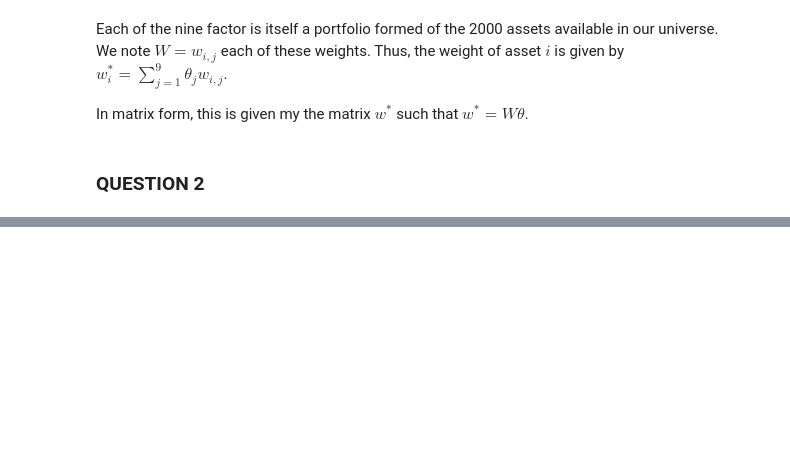
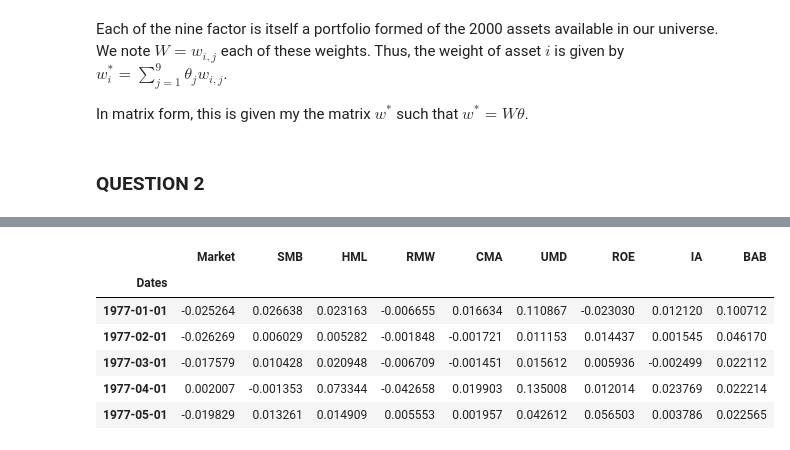
Before and after one commit to MarienRossiBenedetti/QuantPortfolioManagement, a Jupyter notebook: Assignment_4/assignment_4.ipynb, the cells around one changed output, grey strips where cells are left out. Drawn from its saved outputs; the diff is of its cells as text; code cells hidden in the pictures; blank space fills up the shorter version.

```diff
--- a/Assignment_4/assignment_4.ipynb
+++ b/Assignment_4/assignment_4.ipynb
@@ -162,0 +186,21 @@ In matrix form, this is given my the matrix $w^*$ such that $w^* = W\theta$.
+# %%
+# Computation of the raw volatility-scaled factors
+vol_12m = facts.rolling(window=12).std().shift(1)
+facts_scaled_raw = (1 / (vol_12m ** 2)) * facts
+facts_scaled_raw = facts_scaled_raw[start_date:end_date]
+
+# Calculation of c factor
+c = facts[start_date:end_date].std() / facts_scaled_raw[start_date:end_date].std()
+
+# Infer volatlity-scaled factor
+facts_scaled = c * facts_scaled_raw
+facts_scaled = facts_scaled.dropna()
+facts_scaled.head()
+# %% [output]
+|  | Market | SMB | HML | RMW | CMA | UMD | ROE | IA | BAB |
+| Dates |  |  |  |  |  |  |  |  |  |
+| 1977-01-01 | -0.025264 | 0.026638 | 0.023163 | -0.006655 | 0.016634 | 0.110867 | -0.023030 | 0.012120 | 0.100712 |
+| 1977-02-01 | -0.026269 | 0.006029 | 0.005282 | -0.001848 | -0.001721 | 0.011153 | 0.014437 | 0.001545 | 0.046170 |
+| 1977-03-01 | -0.017579 | 0.010428 | 0.020948 | -0.006709 | -0.001451 | 0.015612 | 0.005936 | -0.002499 | 0.022112 |
+| 1977-04-01 | 0.002007 | -0.001353 | 0.073344 | -0.042658 | 0.019903 | 0.135008 | 0.012014 | 0.023769 | 0.022214 |
+| 1977-05-01 | -0.019829 | 0.013261 | 0.014909 | 0.005553 | 0.001957 | 0.042612 | 0.056503 | 0.003786 | 0.022565 |
```
Also changed, not shown: parts of 12 cells of this notebook.
